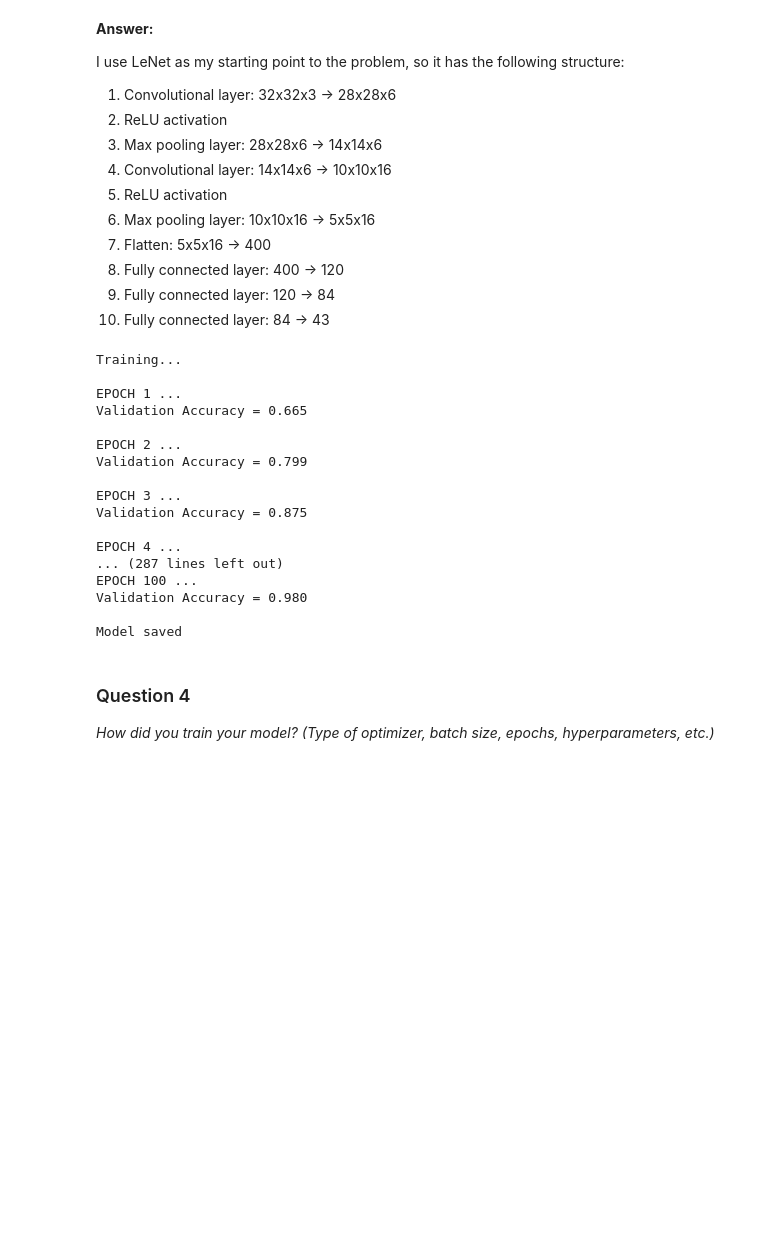
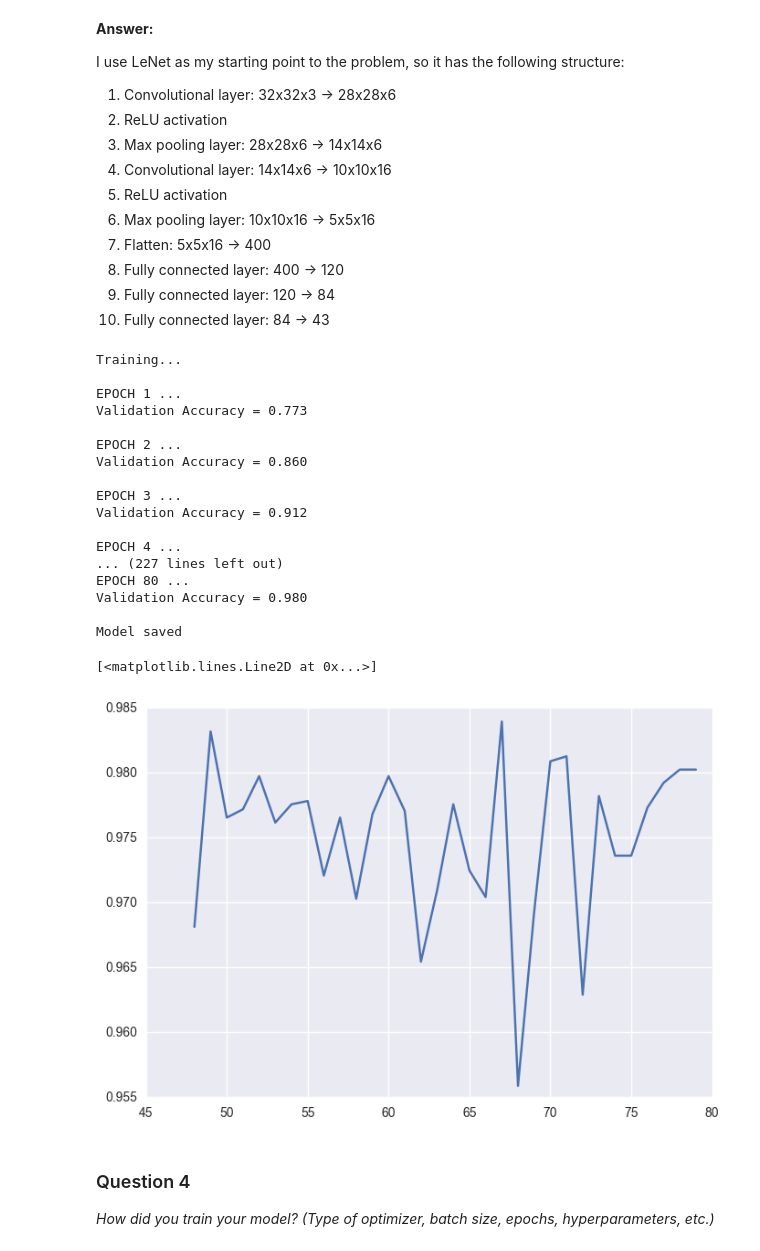
Before and after one commit to markandlw/CarND-Traffic-Sign-Classifier-Project, a Jupyter notebook: Traffic_Sign_Classifier.ipynb, the cells around one changed output. Drawn from its saved outputs; the diff is of its cells as text; code cells hidden in the pictures; blank space fills up the shorter version.

Commit message:
Change epochs to 80, batch size to 100

```diff
--- a/Traffic_Sign_Classifier.ipynb
+++ b/Traffic_Sign_Classifier.ipynb
@@ -198,8 +198,8 @@ _Describe how you set up the training, validation and testing data for your mode
 import tensorflow as tf
 from tensorflow.contrib.layers import flatten
 # %%
-EPOCHS = 100
-BATCH_SIZE = 128
+EPOCHS = 80
+BATCH_SIZE = 100
 
 x = tf.placeholder(tf.float32, (None, 32, 32, 3))
 y = tf.placeholder(tf.int32, (None))
@@ -305,6 +305,8 @@ with tf.Session() as sess:
 
     print("Training...")
     print()
+
+    validation_accuracy = []
     for i in range(EPOCHS):
         X_train, y_train = shuffle(X_train, y_train)
         for offset in range(0, num_examples, BATCH_SIZE):
@@ -312,9 +314,9 @@ with tf.Session() as sess:
             batch_x, batch_y = X_train[offset:end], y_train[offset:end]
             sess.run(training_operation, feed_dict={x: batch_x, y: batch_y})
 
-        validation_accuracy = evaluate(X_validation, y_validation)
+        validation_accuracy.append(evaluate(X_validation, y_validation))
         print("EPOCH {} ...".format(i+1))
-        print("Validation Accuracy = {:.3f}".format(validation_accuracy))
+        print("Validation Accuracy = {:.3f}".format(validation_accuracy[i]))
         print()
 
     saver.save(sess, './lenet')
@@ -323,20 +325,26 @@ with tf.Session() as sess:
 Training...
 
 EPOCH 1 ...
-Validation Accuracy = 0.665
+Validation Accuracy = 0.773
 
 EPOCH 2 ...
-Validation Accuracy = 0.799
+Validation Accuracy = 0.860
 
 EPOCH 3 ...
-Validation Accuracy = 0.875
+Validation Accuracy = 0.912
 
 EPOCH 4 ...
-... (287 lines left out)
-EPOCH 100 ...
+... (227 lines left out)
+EPOCH 80 ...
 Validation Accuracy = 0.980
 
 Model saved
+# %%
+start_idx = EPOCHS * 6 // 10
+plt.plot(list(range(EPOCHS))[start_idx::],validation_accuracy[start_idx::])
+# %% [output]
+[<matplotlib.lines.Line2D at 0x...>]
+[figure, added]
 # %% [markdown]
 ### Question 4
 
```
Also changed, not shown: parts of 5 cells of this notebook.
